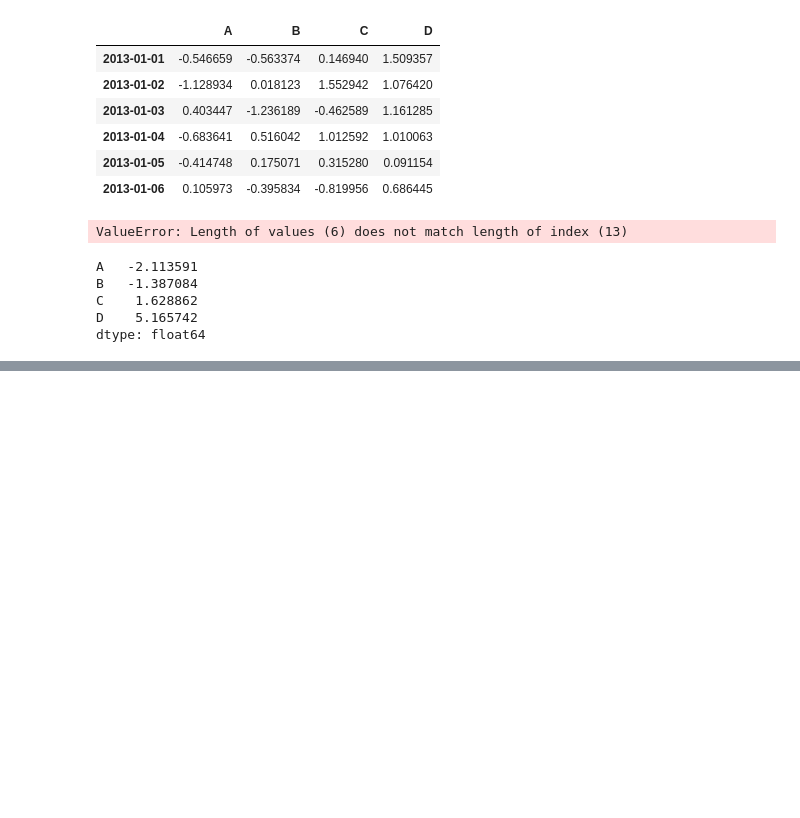
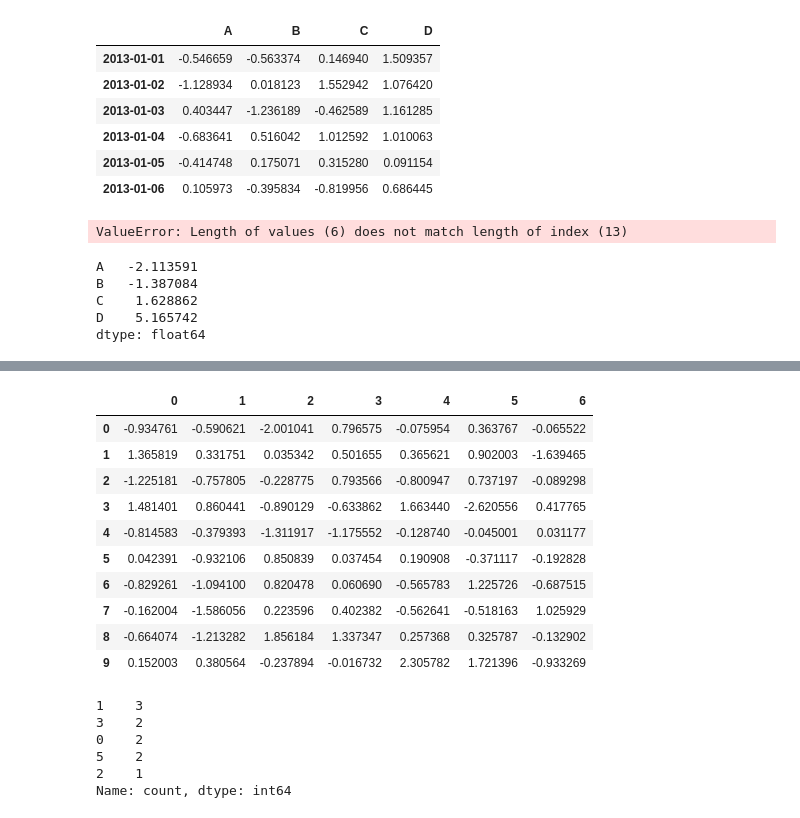
Before and after one commit to miggi27/AI_test, a Jupyter notebook: alone/ex01.ipynb, the cells around one changed output, grey strips where cells are left out. Cells and saved outputs as stored; diff of their text form; code cells hidden in the pictures; blank space fills up the shorter version.

```diff
--- a/alone/ex01.ipynb
+++ b/alone/ex01.ipynb
@@ -312,0 +328,24 @@ dtype: float64
+# %%
+k = pd.DataFrame(np.random.randn(10, 7))
+k
+# %% [output]
+|  | 0 | 1 | 2 | 3 | 4 | 5 | 6 |
+| 0 | -0.934761 | -0.590621 | -2.001041 | 0.796575 | -0.075954 | 0.363767 | -0.065522 |
+| 1 | 1.365819 | 0.331751 | 0.035342 | 0.501655 | 0.365621 | 0.902003 | -1.639465 |
+| 2 | -1.225181 | -0.757805 | -0.228775 | 0.793566 | -0.800947 | 0.737197 | -0.089298 |
+| 3 | 1.481401 | 0.860441 | -0.890129 | -0.633862 | 1.663440 | -2.620556 | 0.417765 |
+| 4 | -0.814583 | -0.379393 | -1.311917 | -1.175552 | -0.128740 | -0.045001 | 0.031177 |
+| 5 | 0.042391 | -0.932106 | 0.850839 | 0.037454 | 0.190908 | -0.371117 | -0.192828 |
+| 6 | -0.829261 | -1.094100 | 0.820478 | 0.060690 | -0.565783 | 1.225726 | -0.687515 |
+| 7 | -0.162004 | -1.586056 | 0.223596 | 0.402382 | -0.562641 | -0.518163 | 1.025929 |
+| 8 | -0.664074 | -1.213282 | 1.856184 | 1.337347 | 0.257368 | 0.325787 | -0.132902 |
+| 9 | 0.152003 | 0.380564 | -0.237894 | -0.016732 | 2.305782 | 1.721396 | -0.933269 |
+# %%
+s.value_counts()
+# %% [output]
+1    3
+3    2
+0    2
+5    2
+2    1
+Name: count, dtype: int64
```
Also changed, not shown: parts of 1 cell of this notebook.
